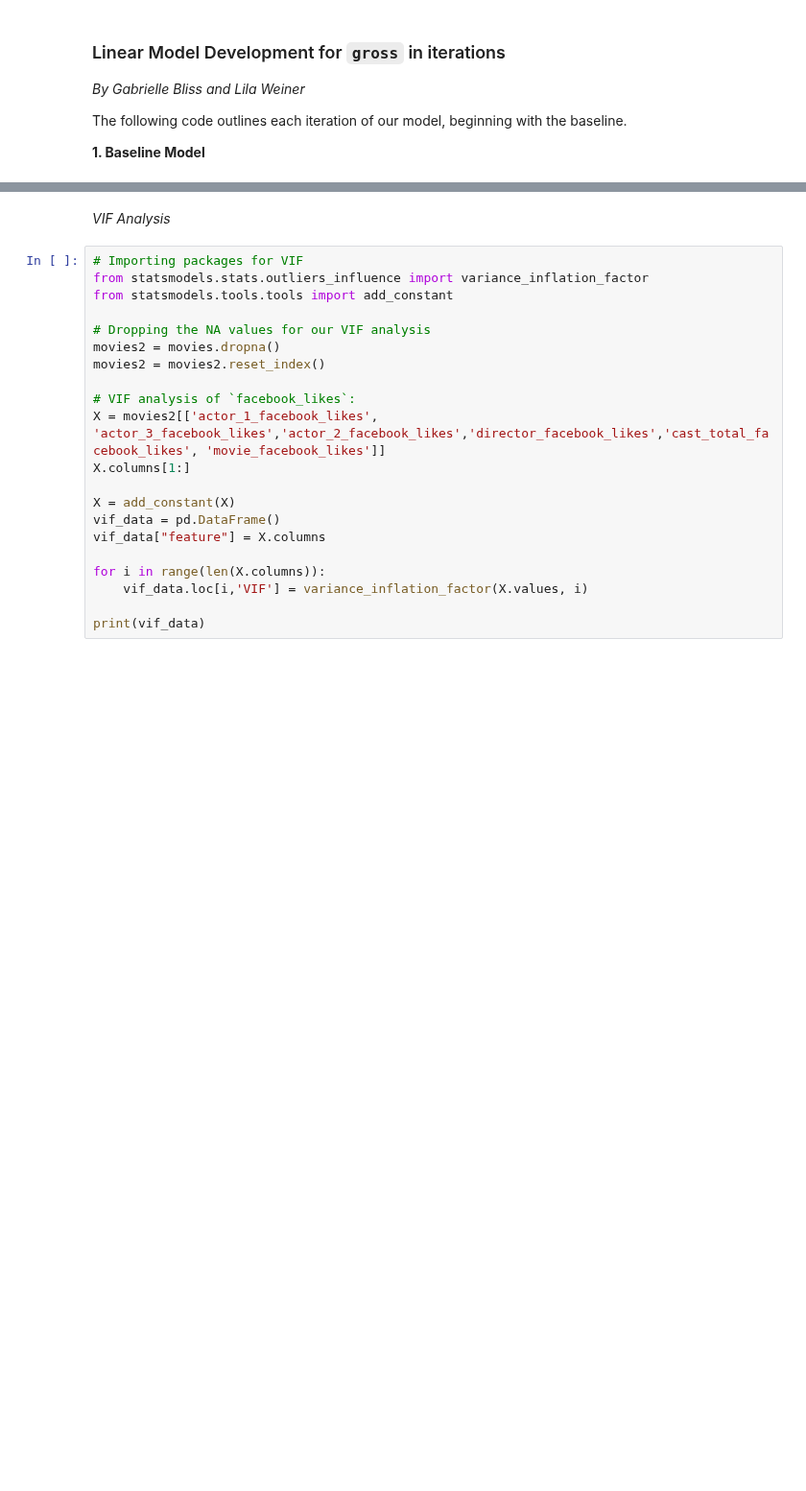
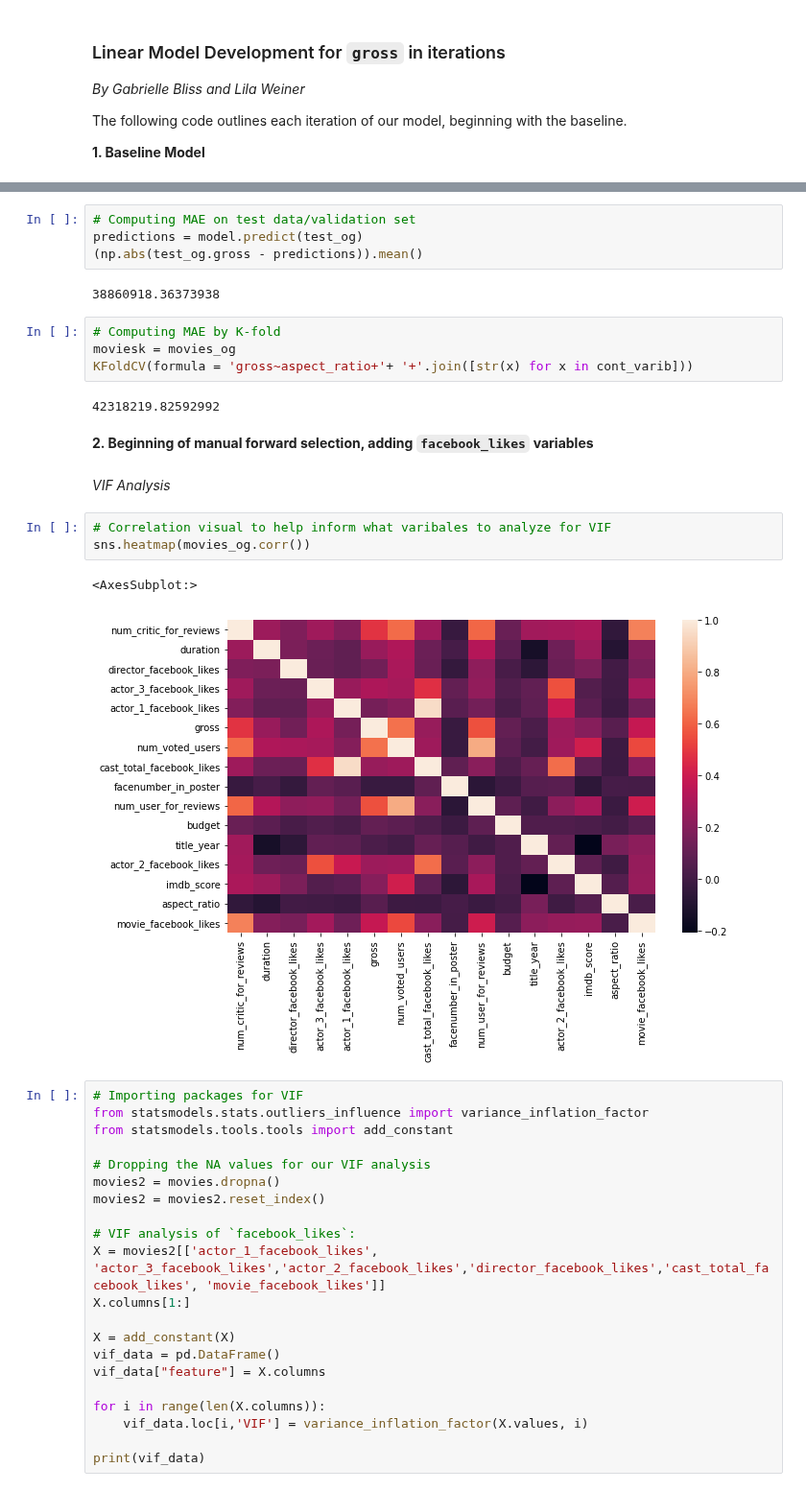
Before and after one commit to kennyeon/Too-Pullz-Project, a Jupyter notebook: Project Code Template.ipynb, the cells around one changed output, grey strips where cells are left out. Shown at 96% size. Cells and saved outputs as stored; diff of their text form; blank space fills up the shorter version.

```diff
--- a/Project Code Template.ipynb
+++ b/Project Code Template.ipynb
@@ -598,5 +583,26 @@ KFoldCV(formula = 'gross~aspect_ratio+'+ '+'.join([str(x) for x in cont_varib]))
+# %%
+# Computing MAE on test data/validation set
+predictions = model.predict(test_og)
+(np.abs(test_og.gross - predictions)).mean()
+# %% [output]
+38860918.36373938
+# %%
+# Computing MAE by K-fold
+moviesk = movies_og
+KFoldCV(formula = 'gross~aspect_ratio+'+ '+'.join([str(x) for x in cont_varib]))
+# %% [output]
+42318219.82592992
+# %% [markdown]
+**2. Beginning of manual forward selection, adding `facebook_likes` variables**
+<br>
 # %% [markdown]
 *VIF Analysis*
+# %%
+# Correlation visual to help inform what varibales to analyze for VIF
+sns.heatmap(movies_og.corr())
+# %% [output]
+<AxesSubplot:>
+[figure, added]
 # %%
 # Importing packages for VIF
 from statsmodels.stats.outliers_influence import variance_inflation_factor
```
Also changed, not shown: parts of 95 cells of this notebook.
